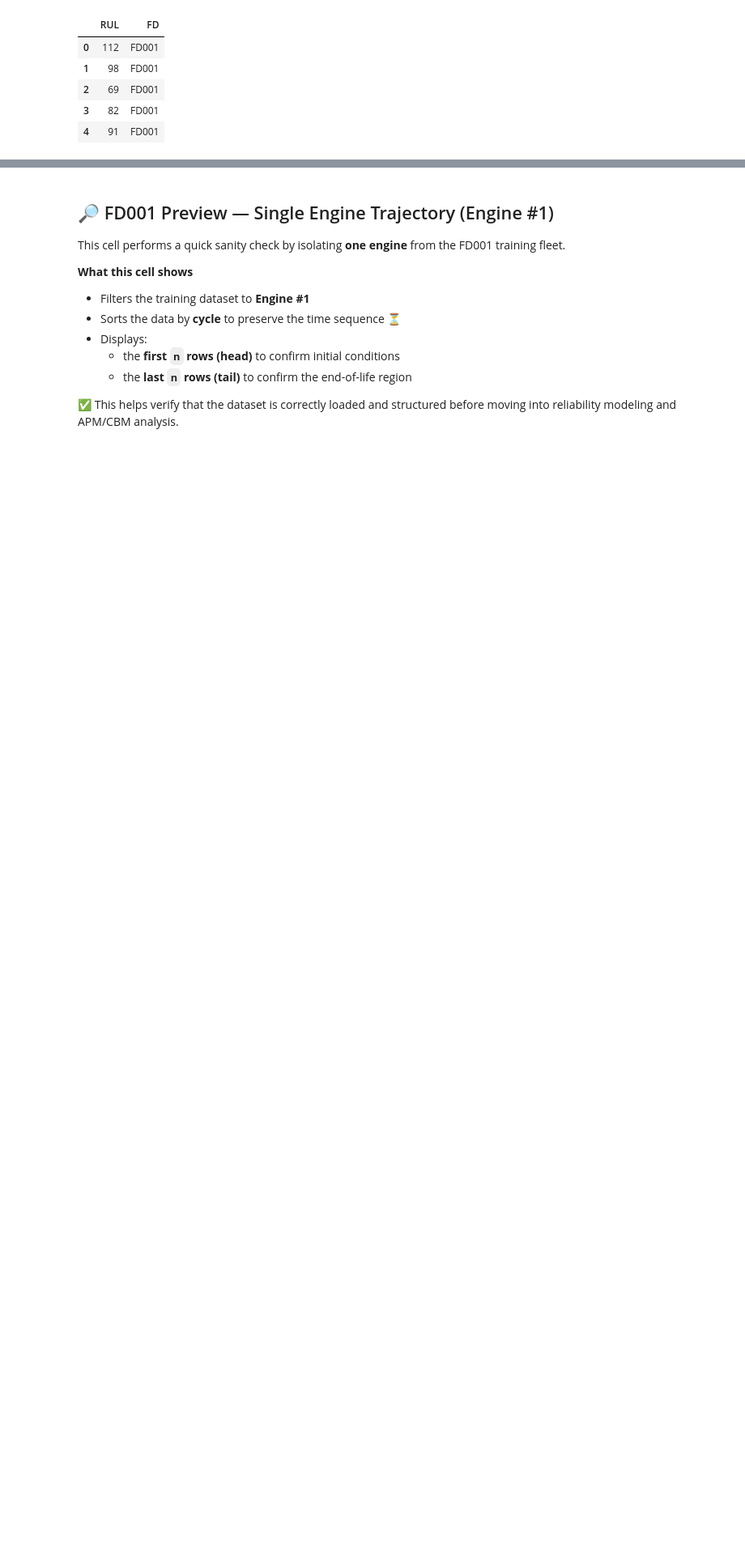
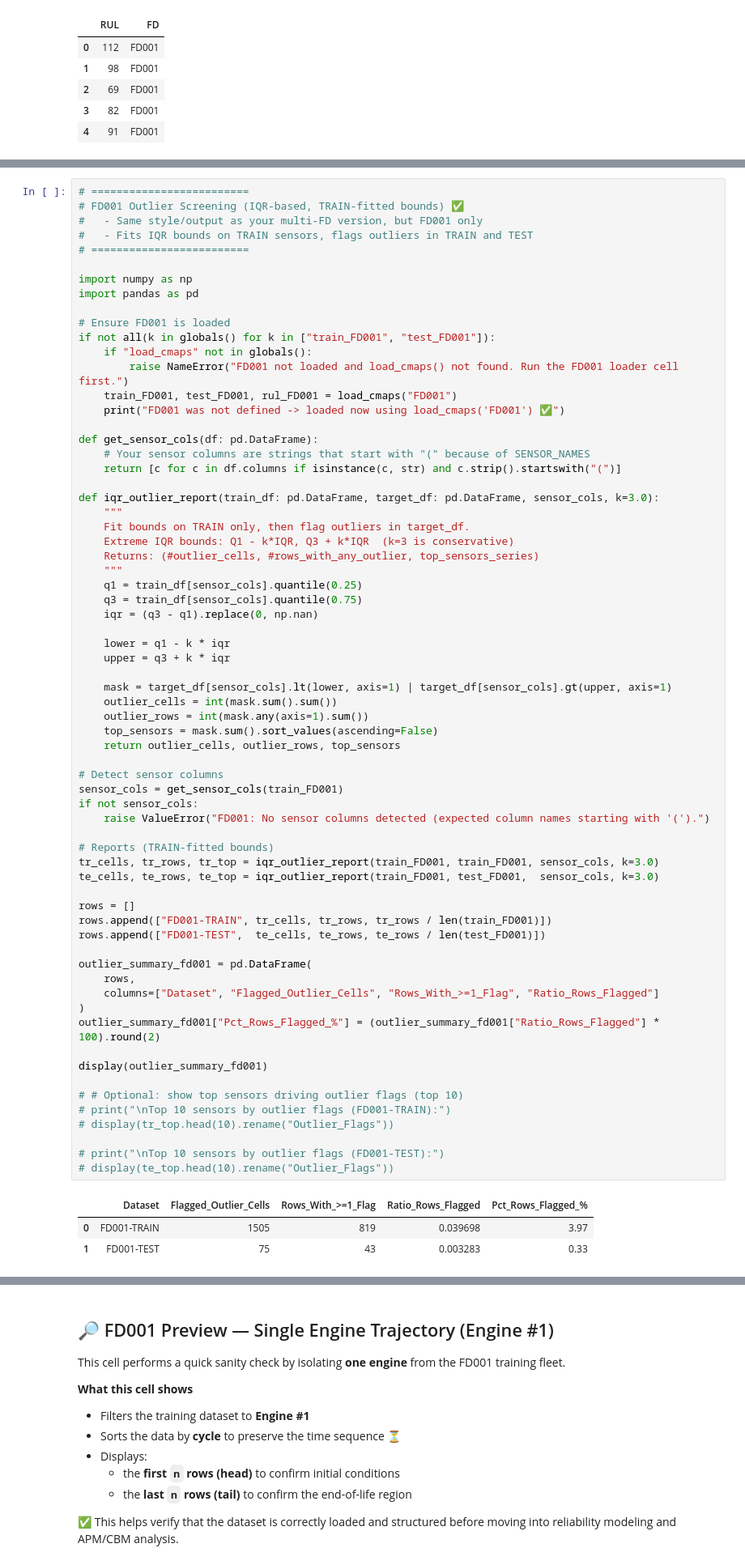
Before and after one commit to Tareq-Alsahaf/ISE-518, a Jupyter notebook: ISE-506 & ISE-510 FP .ipynb, the cells around one changed output, grey strips where cells are left out. Shown at 81% size. Drawn from its saved outputs; the diff is of its cells as text; blank space fills up the shorter version.

```diff
--- a/ISE-506 & ISE-510 FP .ipynb
+++ b/ISE-506 & ISE-510 FP .ipynb
@@ -242,0 +290,71 @@ FD001 test  RUL [min, max]: [7 , 340]
+# %%
+# =========================
+# FD001 Outlier Screening (IQR-based, TRAIN-fitted bounds) ✅
+#   - Same style/output as your multi-FD version, but FD001 only
+#   - Fits IQR bounds on TRAIN sensors, flags outliers in TRAIN and TEST
+# =========================
+
+import numpy as np
+import pandas as pd
+
+# Ensure FD001 is loaded
+if not all(k in globals() for k in ["train_FD001", "test_FD001"]):
+    if "load_cmaps" not in globals():
+        raise NameError("FD001 not loaded and load_cmaps() not found. Run the FD001 loader cell first.")
+    train_FD001, test_FD001, rul_FD001 = load_cmaps("FD001")
+    print("FD001 was not defined -> loaded now using load_cmaps('FD001') ✅")
+
+def get_sensor_cols(df: pd.DataFrame):
+    # Your sensor columns are strings that start with "(" because of SENSOR_NAMES
+    return [c for c in df.columns if isinstance(c, str) and c.strip().startswith("(")]
+
+def iqr_outlier_report(train_df: pd.DataFrame, target_df: pd.DataFrame, sensor_cols, k=3.0):
+    """
+    Fit bounds on TRAIN only, then flag outliers in target_df.
+    Extreme IQR bounds: Q1 - k*IQR, Q3 + k*IQR  (k=3 is conservative)
+    Returns: (#outlier_cells, #rows_with_any_outlier, top_sensors_series)
+    """
+    q1 = train_df[sensor_cols].quantile(0.25)
+    q3 = train_df[sensor_cols].quantile(0.75)
+    iqr = (q3 - q1).replace(0, np.nan)
+
+    lower = q1 - k * iqr
+    upper = q3 + k * iqr
+
+    mask = target_df[sensor_cols].lt(lower, axis=1) | target_df[sensor_cols].gt(upper, axis=1)
+    outlier_cells = int(mask.sum().sum())
+    outlier_rows = int(mask.any(axis=1).sum())
+    top_sensors = mask.sum().sort_values(ascending=False)
+    return outlier_cells, outlier_rows, top_sensors
+
+# Detect sensor columns
+sensor_cols = get_sensor_cols(train_FD001)
+if not sensor_cols:
+    raise ValueError("FD001: No sensor columns detected (expected column names starting with '(').")
+
+# Reports (TRAIN-fitted bounds)
+tr_cells, tr_rows, tr_top = iqr_outlier_report(train_FD001, train_FD001, sensor_cols, k=3.0)
+te_cells, te_rows, te_top = iqr_outlier_report(train_FD001, test_FD001,  sensor_cols, k=3.0)
+
+rows = []
+rows.append(["FD001-TRAIN", tr_cells, tr_rows, tr_rows / len(train_FD001)])
+rows.append(["FD001-TEST",  te_cells, te_rows, te_rows / len(test_FD001)])
+
+outlier_summary_fd001 = pd.DataFrame(
+    rows,
+    columns=["Dataset", "Flagged_Outlier_Cells", "Rows_With_>=1_Flag", "Ratio_Rows_Flagged"]
+)
+outlier_summary_fd001["Pct_Rows_Flagged_%"] = (outlier_summary_fd001["Ratio_Rows_Flagged"] * 100).round(2)
+
+display(outlier_summary_fd001)
+
+# # Optional: show top sensors driving outlier flags (top 10)
+# print("\nTop 10 sensors by outlier flags (FD001-TRAIN):")
+# display(tr_top.head(10).rename("Outlier_Flags"))
+
+# print("\nTop 10 sensors by outlier flags (FD001-TEST):")
+# display(te_top.head(10).rename("Outlier_Flags"))
+# %% [output]
+|  | Dataset | Flagged_Outlier_Cells | Rows_With_>=1_Flag | Ratio_Rows_Flagged | Pct_Rows_Flagged_% |
+| 0 | FD001-TRAIN | 1505 | 819 | 0.039698 | 3.97 |
+| 1 | FD001-TEST | 75 | 43 | 0.003283 | 0.33 |
```
Also changed, not shown: parts of 8 cells of this notebook, 1 other file.
